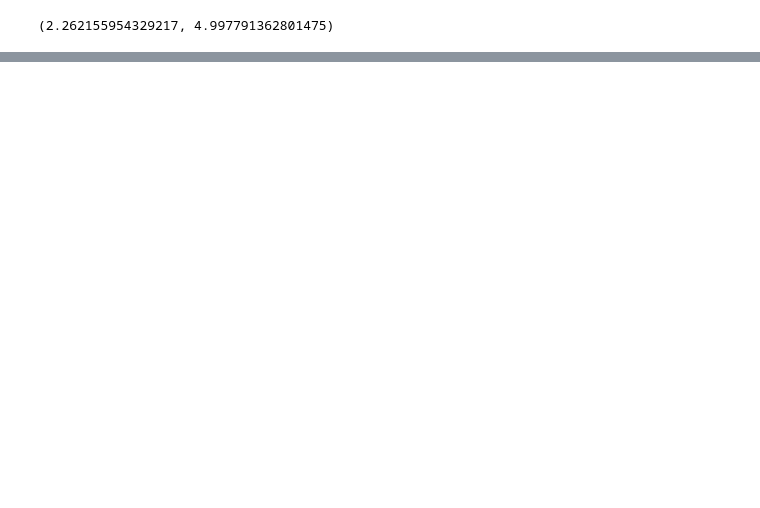
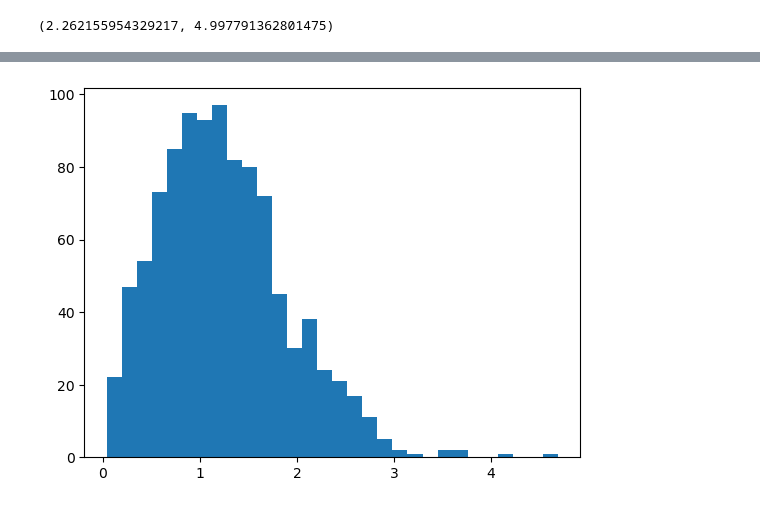
Before and after one commit to jealcalat/AEM-ITESO, a Jupyter notebook: tema_2/funciones_densidad_cdf.ipynb, the cells around one changed output, grey strips where cells are left out. Drawn from its saved outputs; the diff is of its cells as text; code cells hidden in the pictures; blank space fills up the shorter version.

```diff
--- a/tema_2/funciones_densidad_cdf.ipynb
+++ b/tema_2/funciones_densidad_cdf.ipynb
@@ -537,0 +580,4 @@ print((dm_p1, dm_p2)) # investigar cómo obtener la distancia euclideana de p1 y
+# %%
+plt.hist(np.sqrt(x_chi), bins=30);
+# %% [output]
+[figure, added]
```
Also changed, not shown: parts of 22 cells of this notebook, 5 other files.
